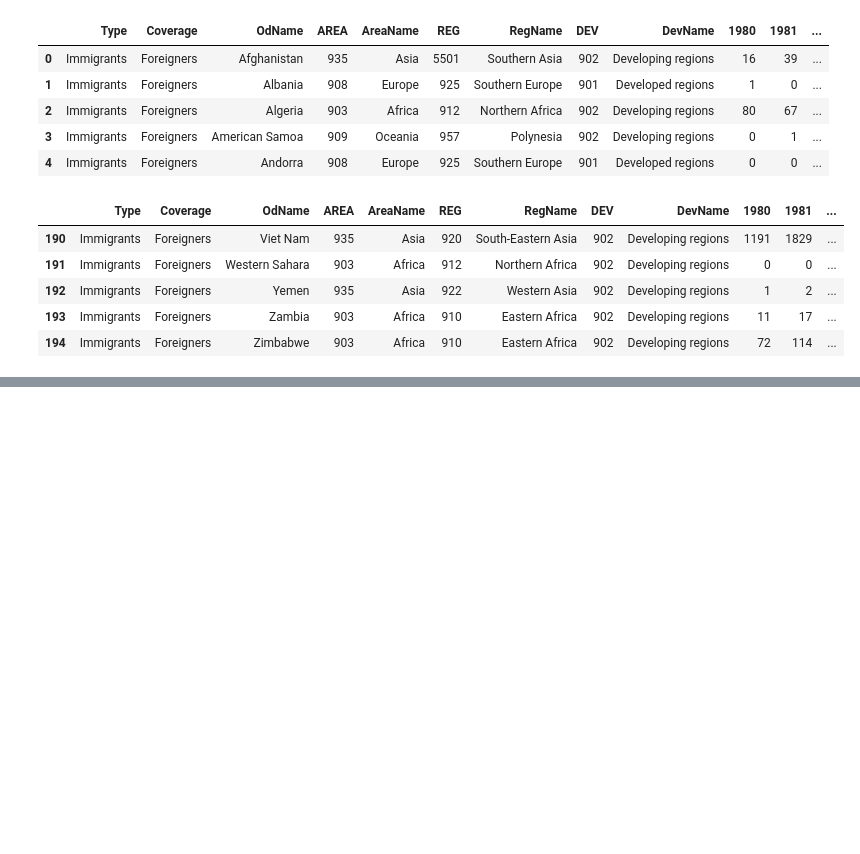
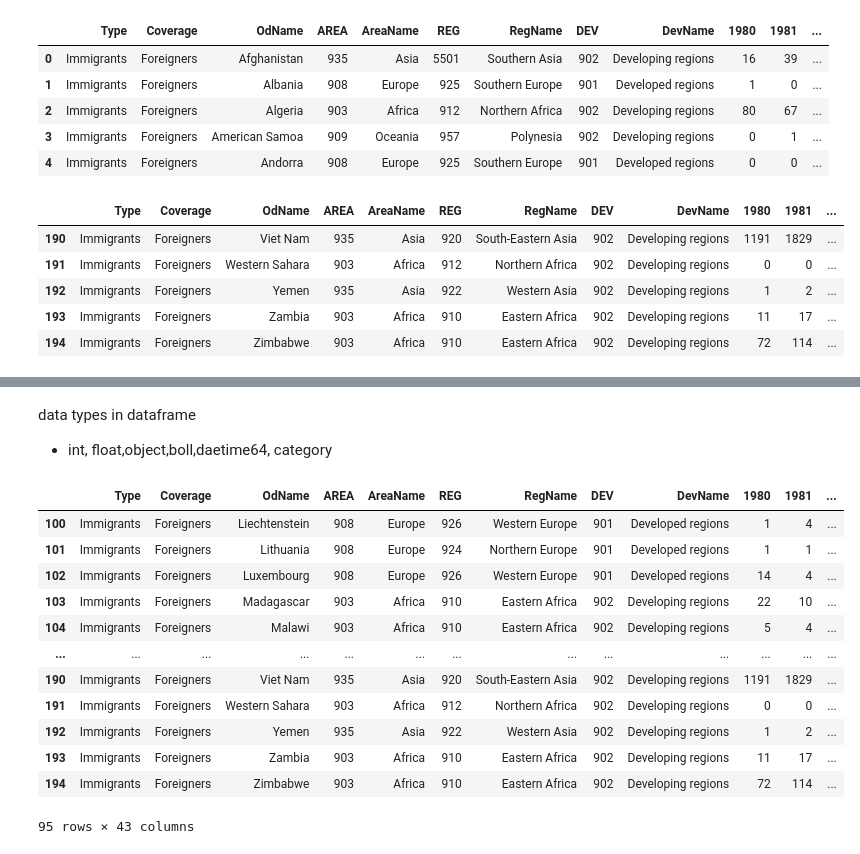
Before and after one commit to divyanshguatam/python-data-science, a Jupyter notebook: immigration_analysis.ipynb, the cells around one changed output, grey strips where cells are left out. Drawn from its saved outputs; the diff is of its cells as text; code cells hidden in the pictures; blank space fills up the shorter version.

```diff
--- a/immigration_analysis.ipynb
+++ b/immigration_analysis.ipynb
@@ -31,0 +97,19 @@ df.tail()
+# %% [markdown]
+data types in dataframe
+- int, float,object,boll,daetime64, category
+# %%
+df.iloc[100:200] # rows 100 to 200
+# %% [output]
+|  | Type | Coverage | OdName | AREA | AreaName | REG | RegName | DEV | DevName | 1980 | 1981 | ... |
+| 100 | Immigrants | Foreigners | Liechtenstein | 908 | Europe | 926 | Western Europe | 901 | Developed regions | 1 | 4 | ... |
+| 101 | Immigrants | Foreigners | Lithuania | 908 | Europe | 924 | Northern Europe | 901 | Developed regions | 1 | 1 | ... |
+| 102 | Immigrants | Foreigners | Luxembourg | 908 | Europe | 926 | Western Europe | 901 | Developed regions | 14 | 4 | ... |
+| 103 | Immigrants | Foreigners | Madagascar | 903 | Africa | 910 | Eastern Africa | 902 | Developing regions | 22 | 10 | ... |
+| 104 | Immigrants | Foreigners | Malawi | 903 | Africa | 910 | Eastern Africa | 902 | Developing regions | 5 | 4 | ... |
+| ... | ... | ... | ... | ... | ... | ... | ... | ... | ... | ... | ... | ... |
+| 190 | Immigrants | Foreigners | Viet Nam | 935 | Asia | 920 | South-Eastern Asia | 902 | Developing regions | 1191 | 1829 | ... |
+| 191 | Immigrants | Foreigners | Western Sahara | 903 | Africa | 912 | Northern Africa | 902 | Developing regions | 0 | 0 | ... |
+| 192 | Immigrants | Foreigners | Yemen | 935 | Asia | 922 | Western Asia | 902 | Developing regions | 1 | 2 | ... |
+| 193 | Immigrants | Foreigners | Zambia | 903 | Africa | 910 | Eastern Africa | 902 | Developing regions | 11 | 17 | ... |
+| 194 | Immigrants | Foreigners | Zimbabwe | 903 | Africa | 910 | Eastern Africa | 902 | Developing regions | 72 | 114 | ... |
+95 rows × 43 columns
```
Also changed, not shown: parts of 21 cells of this notebook.
